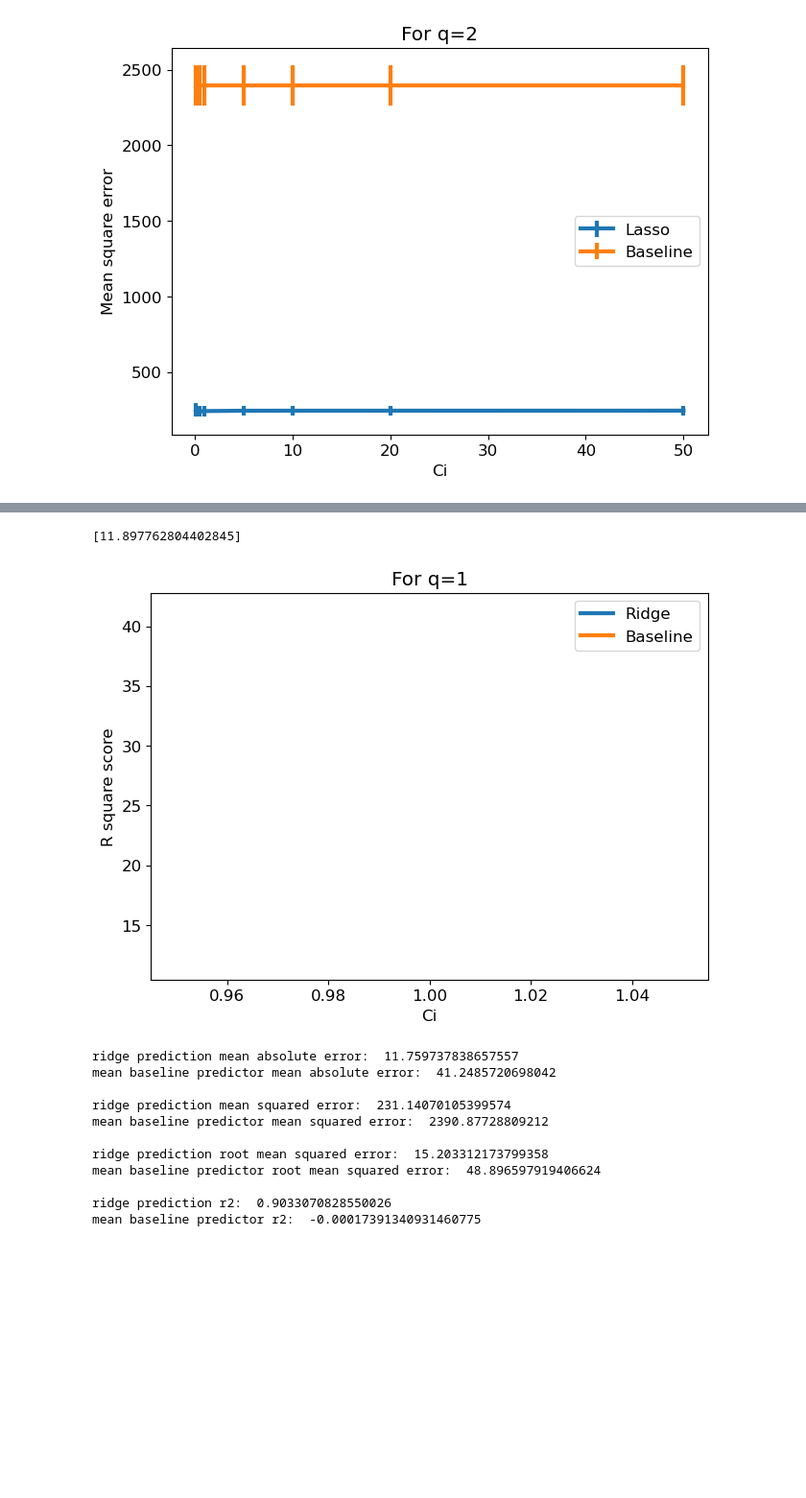
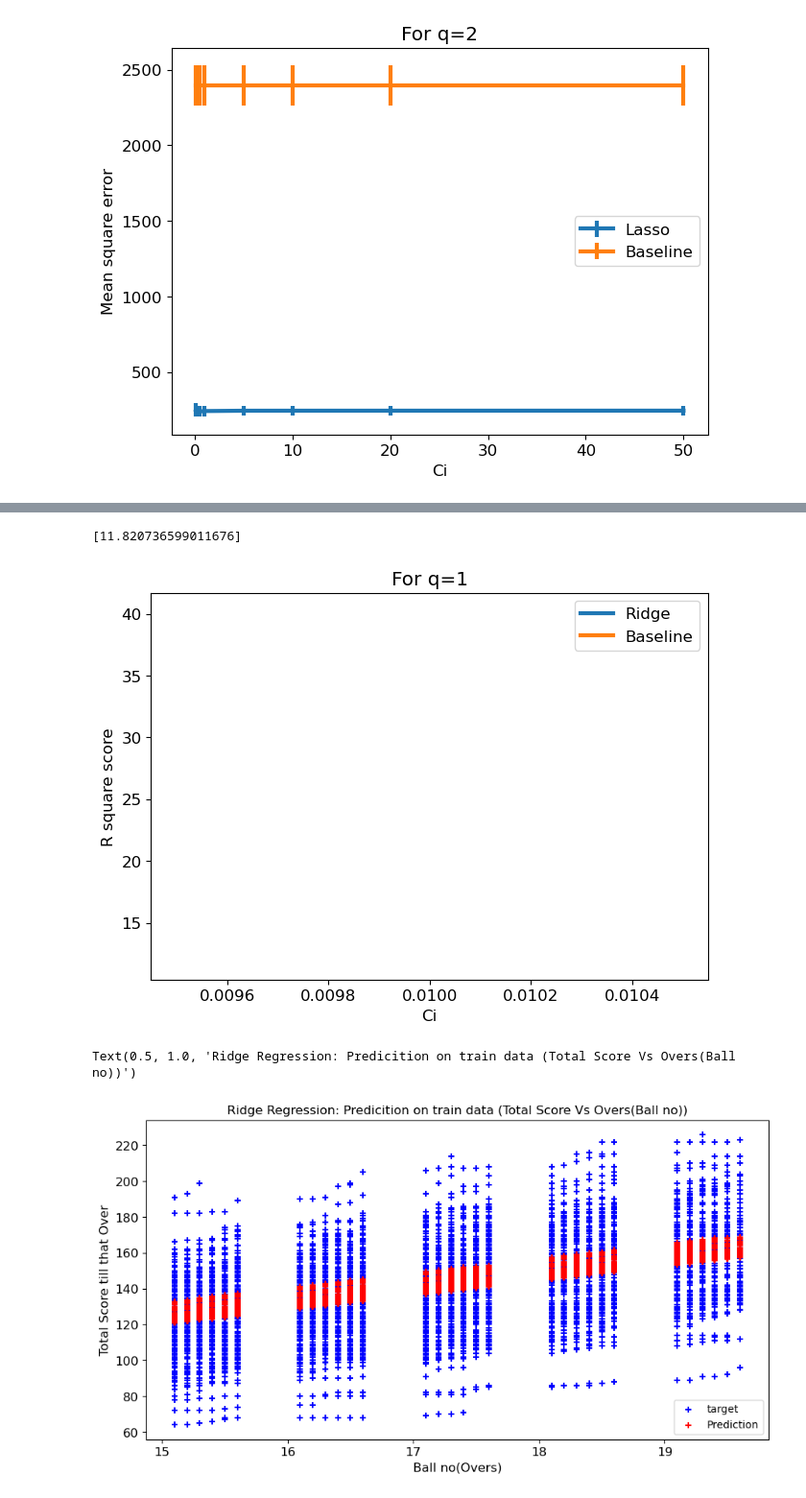
Before and after one commit to abhinawtiwari/ML_CS7CS4_Group_Project, a Jupyter notebook: notebooks/ML_week5_assignment.ipynb, the cells around one changed output, grey strips where cells are left out. Shown at 96% size. Cells and saved outputs as stored; diff of their text form; code cells hidden in the pictures; blank space fills up the shorter version.

```diff
--- a/notebooks/ML_week5_assignment.ipynb
+++ b/notebooks/ML_week5_assignment.ipynb
@@ -128,7 +133,7 @@ with open('lasso.csv', 'w') as f:
     write.writerow(features_list)
     write.writerows(coeff_list)
 # %%
-q_range = [2]
+q_range = [1, 2]
 C_range = [0.01, 0.1, 1, 10, 100]
 for q in q_range:
     from sklearn.preprocessing import PolynomialFeatures
@@ -279,7 +287,7 @@ for q in q_range:
 from sklearn.model_selection import KFold
 kf = KFold(n_splits=5)
 
-plt.rc('font', size=12);
+plt.rc('font', size=8);
 plt.rcParams['figure.constrained_layout.use'] = True
 
 q_range = [1,2]
@@ -310,12 +318,13 @@ for q in q_range:
         std_error_bs.append(np.array(temp_bs).std())
     print("standard deviation: ", std_error)
     print("rmse: ", mean_error)
+    print('baseline: ', mean_error_bs)
     plt.errorbar(C_range,mean_error,yerr=std_error,linewidth=3, label="Lasso")
-#     plt.errorbar(C_range,mean_error_bs,yerr=std_error_bs,linewidth=3, label="Baseline")
+    plt.errorbar(C_range,mean_error_bs,yerr=std_error_bs,linewidth=3, label="Baseline")
     plt.xlabel('Ci')
-    plt.ylabel('Mean square error')
+    plt.ylabel('Root mean square error')
     plt.title(label="For q = ")
-    plt.title('For q=%i' %q)
+    plt.title('Lasso regression for 5-fold cross-validation for polynomial feature q=%i' %q)
     plt.legend()
     plt.show()
 # %% [output]
@@ -471,7 +500,7 @@ plt.rc('font', size=12);
 plt.rcParams['figure.constrained_layout.use'] = True
 
 q_range = [1,2]
-C_range = [0.1, 0.5, 1,5,10, 20, 50]
+C_range = [0.01, 0.1, 0.5, 1,5,10, 20, 50]
 
 for q in q_range:
     from sklearn.preprocessing import PolynomialFeatures
@@ -570,7 +650,7 @@ plt.rc('font', size=12);
 plt.rcParams['figure.constrained_layout.use'] = True
 
 q_range = [1,2]
-C_range = [1,5,10, 20, 50]
+C_range = [0.01,1,5,10, 20, 50]
 
 for q in q_range:
     from sklearn.preprocessing import PolynomialFeatures
@@ -619,7 +699,7 @@ plt.rc('font', size=12);
 plt.rcParams['figure.constrained_layout.use'] = True
 
 q_range = [1]
-C_range = [1]
+C_range = [0.01]
 
 for q in q_range:
     from sklearn.preprocessing import PolynomialFeatures
@@ -632,54 +712,68 @@ for q in q_range:
         temp=[]; temp_bs=[]; plotted = False
         for train, test in kf.split(Xpoly):
             model.fit(Xpoly[train], y[train])
             ypred = model.predict(Xpoly[test])
 
             lm_dummy_mean = DummyRegressor(strategy = 'mean').fit(Xpoly[train], y[train])
             y_predict_dummy_mean = lm_dummy_mean.predict(Xpoly[test])
 
             from sklearn.metrics import mean_absolute_error
             temp.append(mean_absolute_error(y[test],ypred))
             temp_bs.append(mean_absolute_error(y[test],y_predict_dummy_mean))
         mean_error.append(np.array(temp).mean())
 #         std_error.append(np.array(temp).std())
         mean_error_bs.append(np.array(temp_bs).mean())
 #         std_error_bs.append(np.array(temp_bs).std())
 #     print(std_error)
     print(mean_error)
     plt.errorbar(C_range,mean_error,linewidth=3, label="Ridge")
     plt.errorbar(C_range,mean_error_bs,linewidth=3, label="Baseline")
     plt.xlabel('Ci')
     plt.ylabel('R square score')
     plt.title(label="For q = ")
     plt.title('For q=%i' %q)
     plt.legend()
     plt.show()
 
-Xpoly_test_final = PolynomialFeatures(1).fit_transform(X_test_final)
-y_pred_final = model.predict(Xpoly_test_final)
-y_pred_dummy_final = lm_dummy_mean.predict(Xpoly_test_final)
-print('ridge prediction mean absolute error: ', mean_absolute_error(y_test_final,y_pred_final))
-print('mean baseline predictor mean absolute error: ', mean_absolute_error(y_test_final,y_pred_dummy_final))
+# print('ridge prediction mean absolute error: ', mean_absolute_error(y_test_final,y_pred_final))
+# print('mean baseline predictor mean absolute error: ', mean_absolute_error(y_test_final,y_pred_dummy_final))
 
-print('\nridge prediction mean squared error: ', mean_squared_error(y_test_final,y_pred_final))
-print('mean baseline predictor mean squared error: ', mean_squared_error(y_test_final,y_pred_dummy_final))
+# print('\nridge prediction mean squared error: ', mean_squared_error(y_test_final,y_pred_final))
+# print('mean baseline predictor mean squared error: ', mean_squared_error(y_test_final,y_pred_dummy_final))
 
-print('\nridge prediction root mean squared error: ', np.sqrt(mean_squared_error(y_test_final,y_pred_final)))
-print('mean baseline predictor root mean squared error: ', np.sqrt(mean_squared_error(y_test_final,y_pred_dummy_final)))
+# print('\nridge prediction root mean squared error: ', np.sqrt(mean_squared_error(y_test_final,y_pred_final)))
+# print('mean baseline predictor root mean squared error: ', np.sqrt(mean_squared_error(y_test_final,y_pred_dummy_final)))
 
-print('\nridge prediction r2: ', r2_score(y_test_final,y_pred_final))
-print('mean baseline predictor r2: ', r2_score(y_test_final,y_pred_dummy_final))
+# print('\nridge prediction r2: ', r2_score(y_test_final,y_pred_final))
+# print('mean baseline predictor r2: ', r2_score(y_test_final,y_pred_dummy_final))
+
+# Xpoly_test_short = PolynomialFeatures(1).fit_transform(X_test_short)
+# y_pred_short = model.predict(Xpoly_test_short)
+# y_pred_dummy_final = lm_dummy_mean.predict(Xpoly_test_short)
+
+# plt.figure(figsize=(9, 5))
+# plt.scatter(test_df_short['ball_no'] ,test_df_short['totalScore'],color = 'blue', marker = '+')
+# plt.scatter(test_df_short['ball_no'] ,y_pred_short ,color = 'red', marker = '+')
+# plt.rc('font', size=10)
+# plt.ylabel ('Total Score till that Over')
+# plt.xlabel ('Ball no(Overs)')
+# plt.legend(['target','Prediction'],loc='lower right')
+# plt.title("Ridge Regression: Predicition on test data (Total Score Vs Overs(Ball no))")
+
+# plotting below for train data
+Xpoly_short = PolynomialFeatures(1).fit_transform(X_short)
+y_pred_short = model.predict(Xpoly_short)
+
+plt.figure(figsize=(9, 5))
+plt.scatter(df_short['ball_no'], df_short['totalScore'],color = 'blue', marker = '+')
+plt.scatter(df_short['ball_no'] ,y_pred_short ,color = 'red', marker = '+')
+plt.rc('font', size=10)
+plt.ylabel ('Total Score till that Over')
+plt.xlabel ('Ball no(Overs)')
+plt.legend(['target','Prediction'],loc='lower right')
+plt.title("Ridge Regression: Predicition on train data (Total Score Vs Overs(Ball no))")
 # %% [output]
-[11.897762804402845]
+[11.820736599011676]
-[figure, old version]
+[figure, new version]
-ridge prediction mean absolute error:  11.759737838657557
-mean baseline predictor mean absolute error:  41.2485720698042
-
-ridge prediction mean squared error:  231.14070105399574
-mean baseline predictor mean squared error:  2390.87728809212
-
-ridge prediction root mean squared error:  15.203312173799358
-mean baseline predictor root mean squared error:  48.896597919406624
-
-ridge prediction r2:  0.9033070828550026
-mean baseline predictor r2:  -0.00017391340931460775
+Text(0.5, 1.0, 'Ridge Regression: Predicition on train data (Total Score Vs Overs(Ball no))')
+[figure, added]
```
Also changed, not shown: parts of 12 cells of this notebook, 1 other file.
